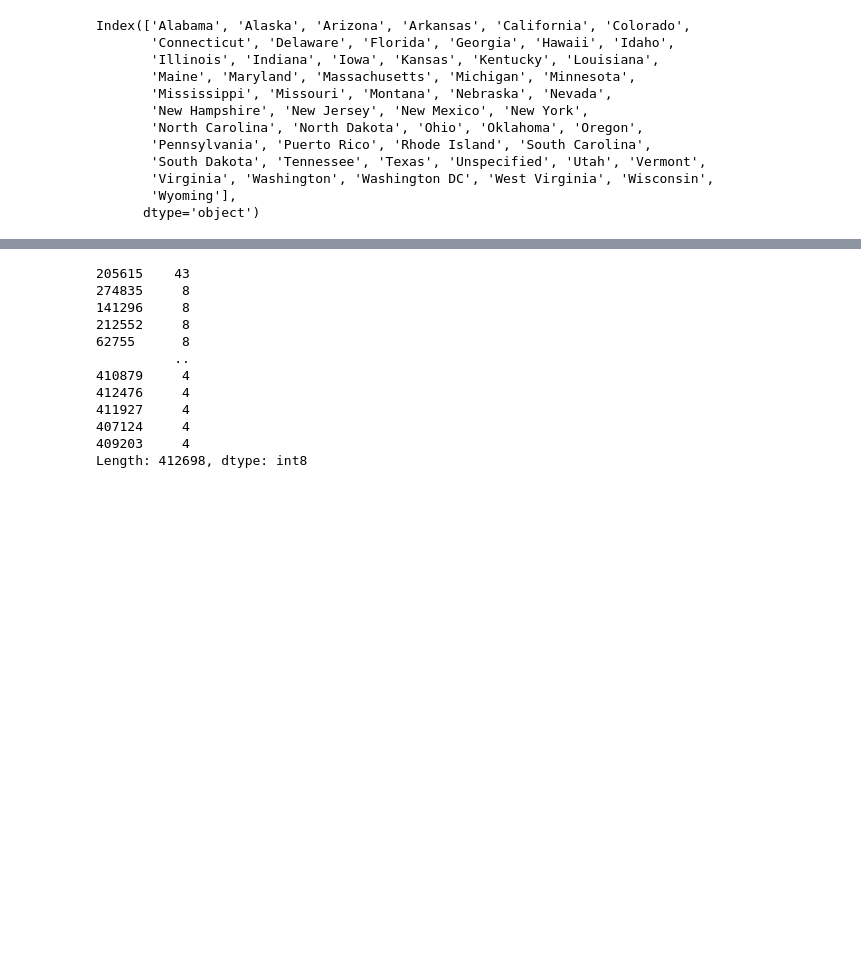
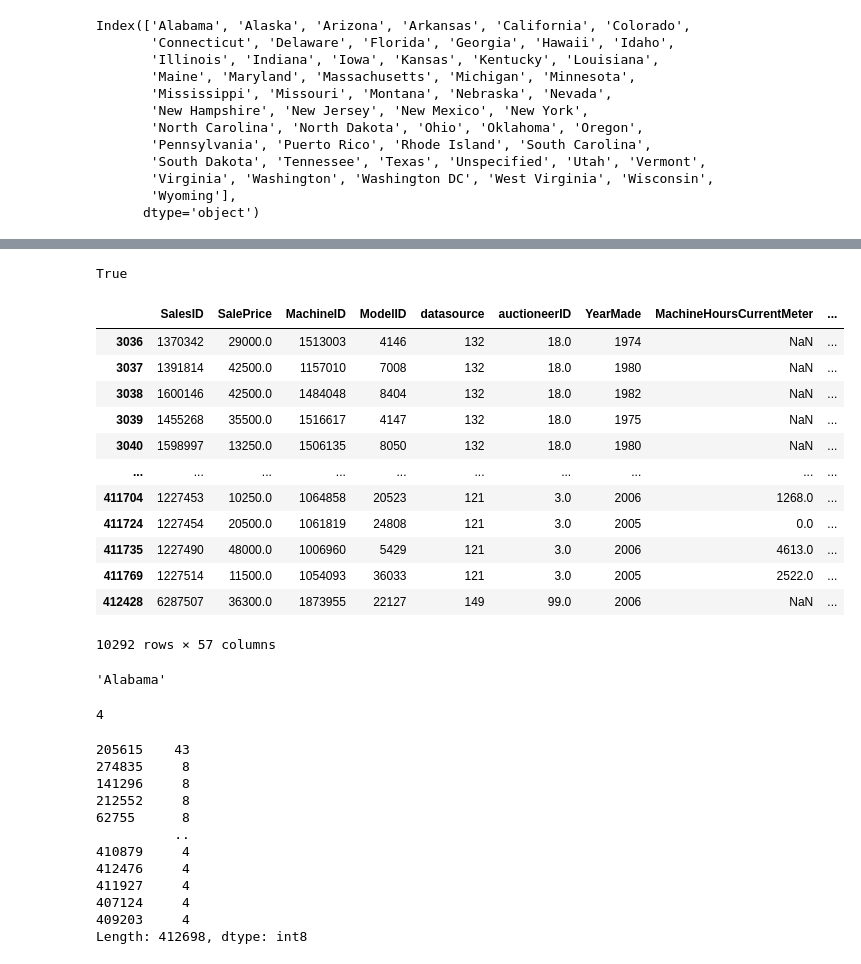
Before and after one commit to Sachin-840480/learning-ml-and-ds, a Jupyter notebook: Supervised Learning (Time Series Data)/turning data into numbers.ipynb, the cells around one changed output, grey strips where cells are left out. Saved outputs shown, nothing was run; the diff lists cells and outputs as text; code cells hidden in the pictures; blank space fills up the shorter version.

```diff
--- a/Supervised Learning (Time Series Data)/turning data into numbers.ipynb
+++ b/Supervised Learning (Time Series Data)/turning data into numbers.ipynb
@@ -576,3 +576,31 @@ Name: count, dtype: int64
+# %%
+0 in df_tmp.state.cat.codes.values
+# %% [output]
+True
+# %%
+df_tmp[df_tmp.state.cat.codes == 0]
+# %% [output]
+|  | SalesID | SalePrice | MachineID | ModelID | datasource | auctioneerID | YearMade | MachineHoursCurrentMeter | ... |
+| 3036 | 1370342 | 29000.0 | 1513003 | 4146 | 132 | 18.0 | 1974 | NaN | ... |
+| 3037 | 1391814 | 42500.0 | 1157010 | 7008 | 132 | 18.0 | 1980 | NaN | ... |
+| 3038 | 1600146 | 42500.0 | 1484048 | 8404 | 132 | 18.0 | 1982 | NaN | ... |
+| 3039 | 1455268 | 35500.0 | 1516617 | 4147 | 132 | 18.0 | 1975 | NaN | ... |
+| 3040 | 1598997 | 13250.0 | 1506135 | 8050 | 132 | 18.0 | 1980 | NaN | ... |
+| ... | ... | ... | ... | ... | ... | ... | ... | ... | ... |
+| 411704 | 1227453 | 10250.0 | 1064858 | 20523 | 121 | 3.0 | 2006 | 1268.0 | ... |
+| 411724 | 1227454 | 20500.0 | 1061819 | 24808 | 121 | 3.0 | 2005 | 0.0 | ... |
+| 411735 | 1227490 | 48000.0 | 1006960 | 5429 | 121 | 3.0 | 2006 | 4613.0 | ... |
+| 411769 | 1227514 | 11500.0 | 1054093 | 36033 | 121 | 3.0 | 2005 | 2522.0 | ... |
+| 412428 | 6287507 | 36300.0 | 1873955 | 22127 | 149 | 99.0 | 2006 | NaN | ... |
+10292 rows × 57 columns
+# %%
+df_tmp.state.cat.categories[0]
+# %% [output]
+'Alabama'
+# %%
+df_tmp.state.cat.categories.get_loc("California")
+# %% [output]
+4
 # %%
 df_tmp.state.cat.codes
 # %% [output]
```
Also changed, not shown: parts of 3 cells of this notebook, 1 other file.
